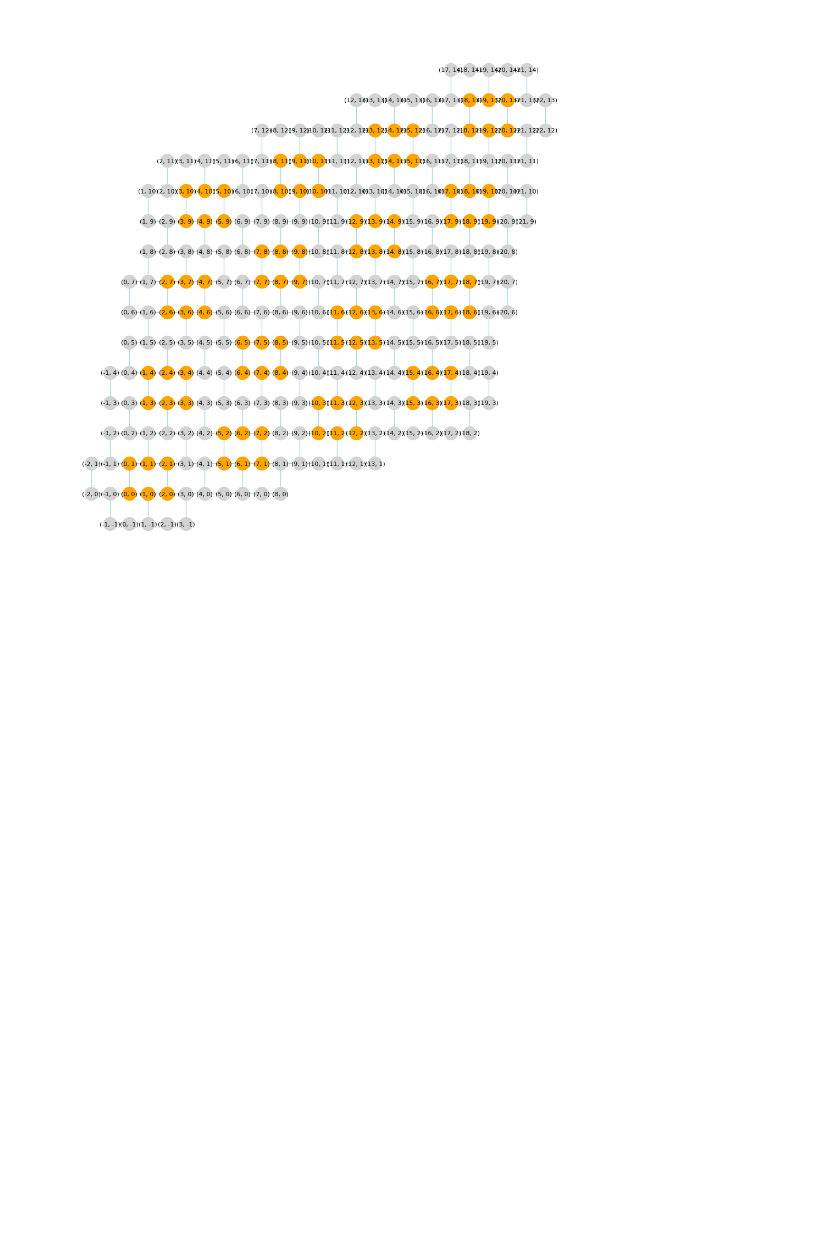
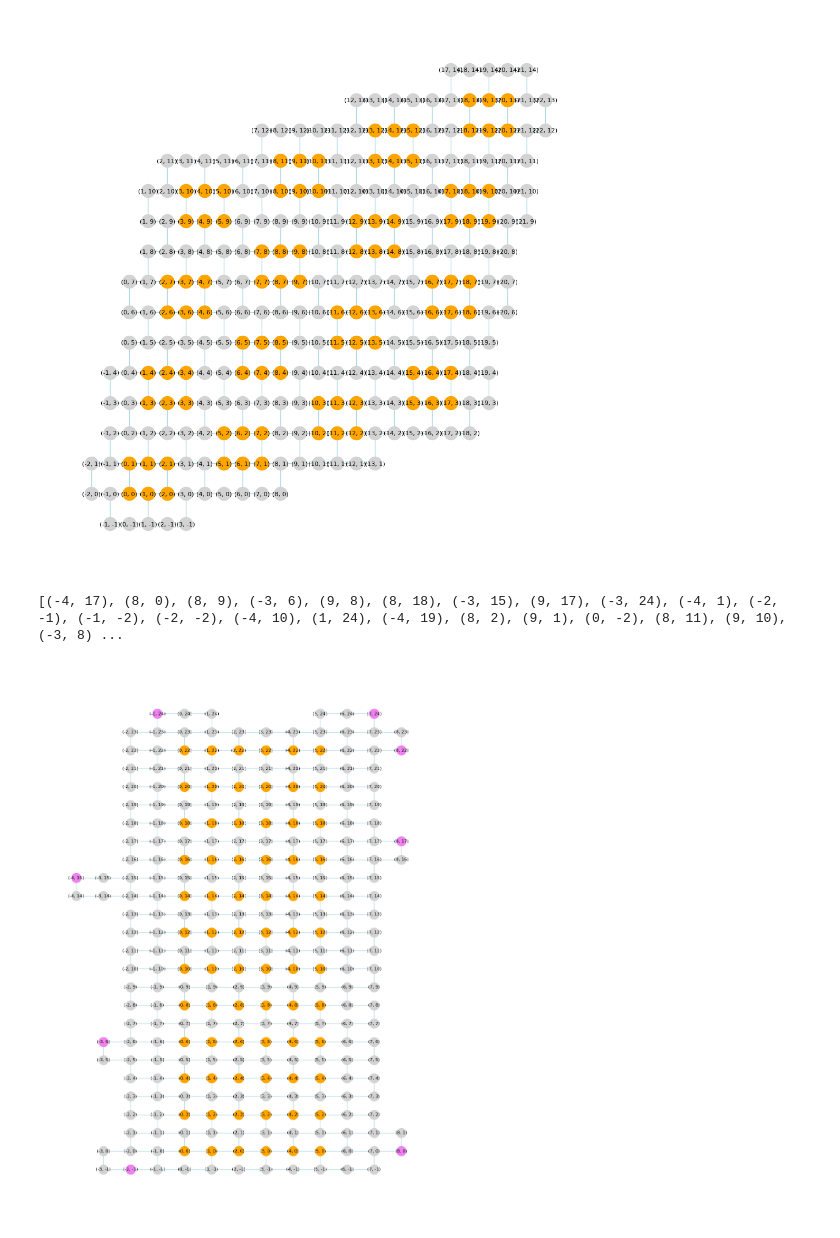
Before and after one commit to LSHerzog/cococo, a Jupyter notebook: scripts/layouts_general.ipynb, the cells around one changed output. Cells and saved outputs as stored; diff of their text form; code cells hidden in the pictures; blank space fills up the shorter version.

```diff
--- a/scripts/layouts_general.ipynb
+++ b/scripts/layouts_general.ipynb
@@ -31,3 +31,15 @@ size = (10,10)
 plotting.plot_lattice(g, size, data_qubit_locs, factories)
 # %% [output]
 [figure]
+# %%
+factories = [(8,0),(-3,6),(8,22),(-2,-1),(8,17),(-1,24),(7,24),(-4,15)]
+m, n = 12,6
+g, data_qubit_locs, factory_ring = layouts.gen_layout_scalable("row", m, n, factories, remove_edges = False)
+print(factory_ring)
+# %% [output]
+[(-4, 17), (8, 0), (8, 9), (-3, 6), (9, 8), (8, 18), (-3, 15), (9, 17), (-3, 24), (-4, 1), (-2, -1), (-1, -2), (-2, -2), (-4, 10), (1, 24), (-4, 19), (8, 2), (9, 1), (0, -2), (8, 11), (9, 10), (-3, 8) ...
+# %%
+size = (10,14)
+plotting.plot_lattice(g, size, data_qubit_locs, factories)
+# %% [output]
+[figure, added]
```
Also changed, not shown: parts of 1 cell of this notebook, 14 other files.
